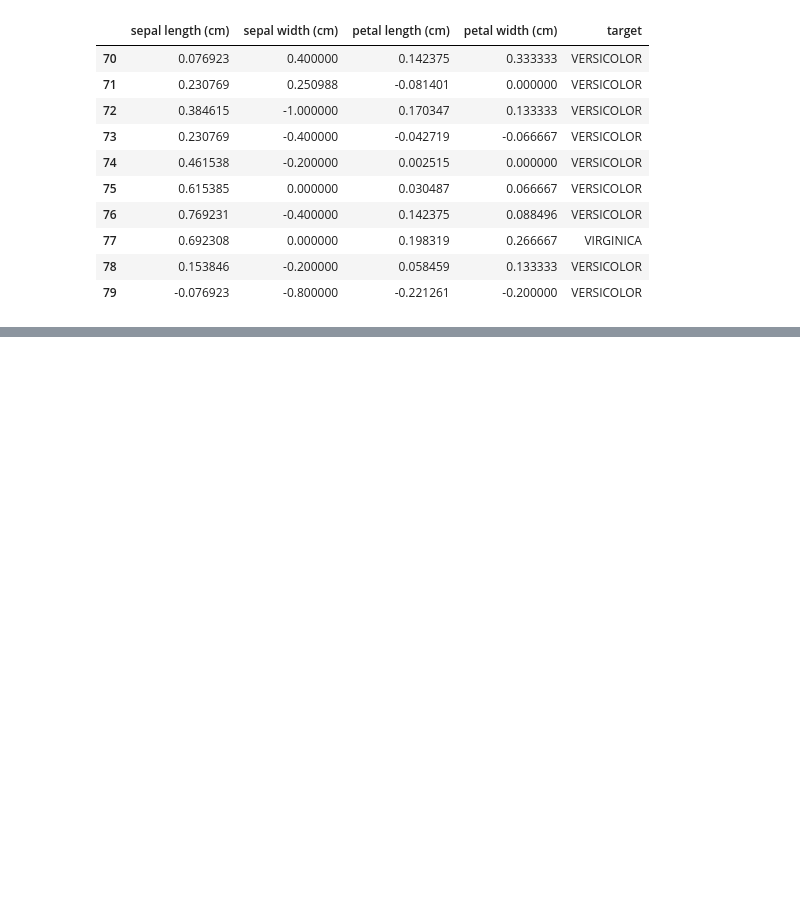
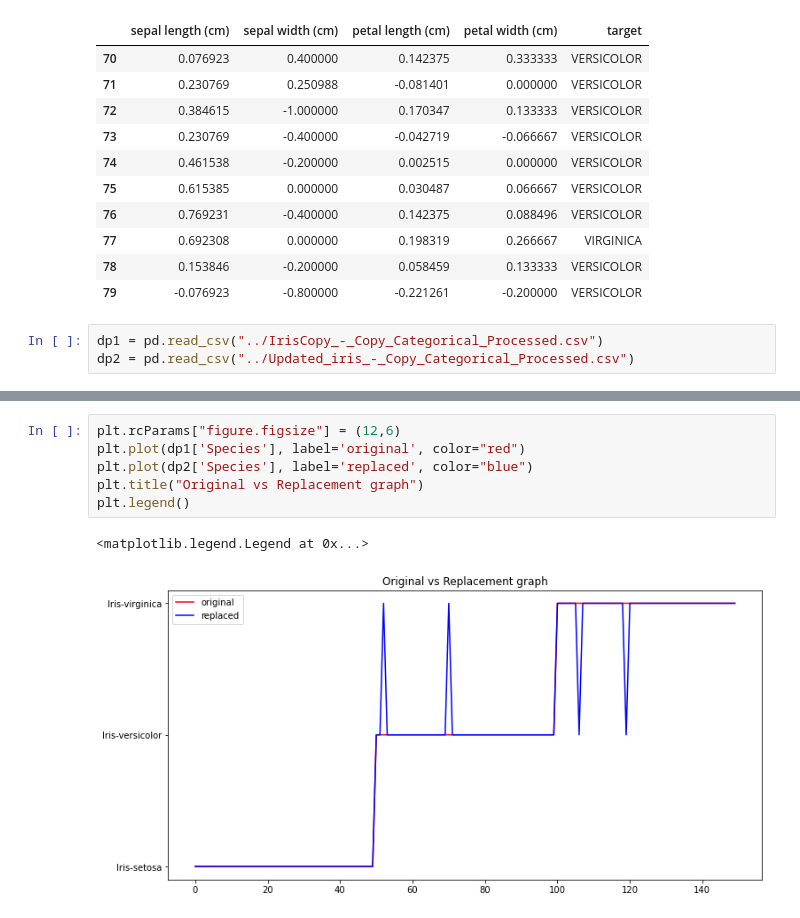
Before and after one commit to lokeshrbohara/AutoML, a Jupyter notebook: data-cleaner/notebooks/Experimental Results.ipynb, the cells around one changed output, grey strips where cells are left out. Drawn from its saved outputs; the diff is of its cells as text; blank space fills up the shorter version.

Commit message:
Image integrated

```diff
--- a/data-cleaner/notebooks/Experimental Results.ipynb
+++ b/data-cleaner/notebooks/Experimental Results.ipynb
@@ -354,3 +373,6 @@ d4[70:80]
 | 77 | 0.692308 | 0.000000 | 0.198319 | 0.266667 | VIRGINICA |
 | 78 | 0.153846 | -0.200000 | 0.058459 | 0.133333 | VERSICOLOR |
 | 79 | -0.076923 | -0.800000 | -0.221261 | -0.200000 | VERSICOLOR |
+# %%
+dp1 = pd.read_csv("../IrisCopy_-_Copy_Categorical_Processed.csv")
+dp2 = pd.read_csv("../Updated_iris_-_Copy_Categorical_Processed.csv")
@@ -357,2 +411,11 @@ d4[70:80]
+# %%
+plt.rcParams["figure.figsize"] = (12,6)
+plt.plot(dp1['Species'], label='original', color="red")
+plt.plot(dp2['Species'], label='replaced', color="blue")
+plt.title("Original vs Replacement graph")
+plt.legend()
+# %% [output]
+<matplotlib.legend.Legend at 0x...>
+[figure, added]
 # %%
 plt.rcParams["figure.figsize"] = (12,6)
```
Also changed, not shown: parts of 5 cells of this notebook, 12 other files.
